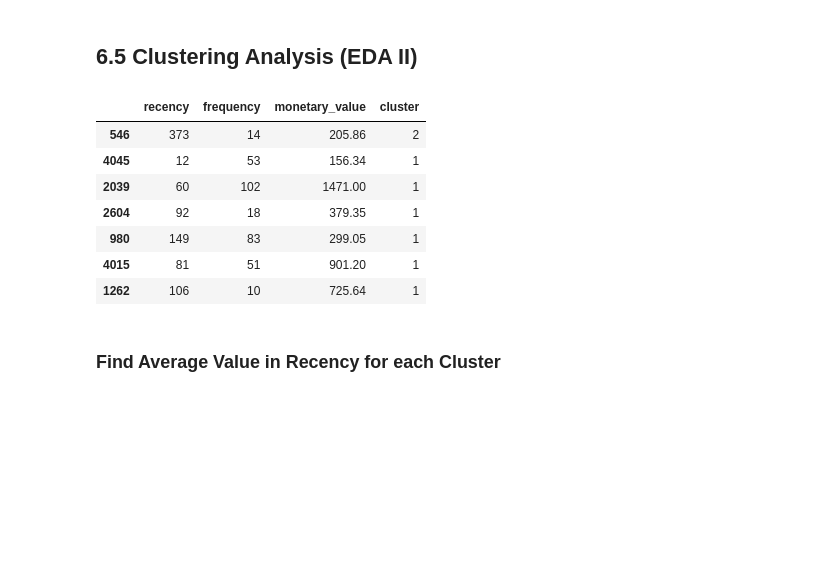
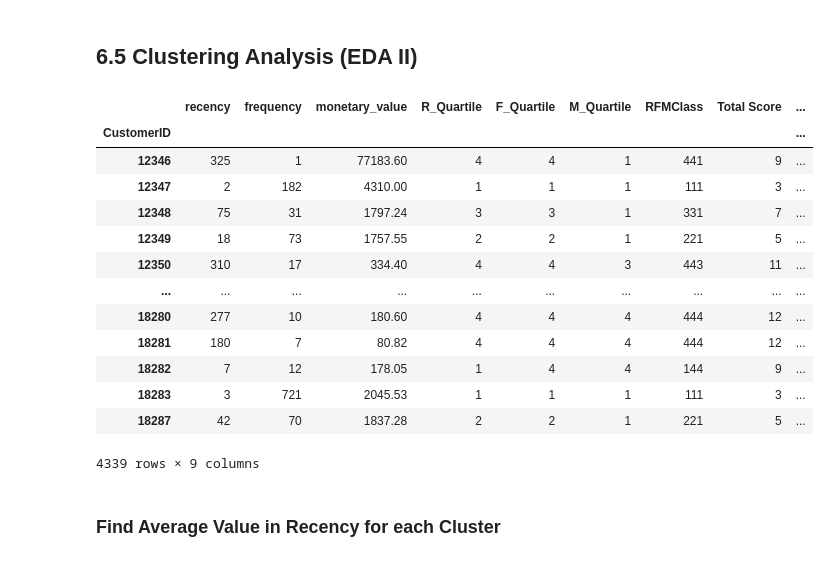
Before and after one commit to FTDS-assignment-bay/p2-final-project-p2-final-project-ftds-011-hck-group-001, a Jupyter notebook: project.ipynb, the cells around one changed output. Saved outputs shown, nothing was run; the diff lists cells and outputs as text; code cells hidden in the pictures; blank space fills up the shorter version.

```diff
--- a/project.ipynb
+++ b/project.ipynb
@@ -322,6 +322,7 @@ rfmTable.head()
 | 12350 | 310 | 17 | 334.40 |
 # %%
 # Menyimpan data
+rfmcust = rfmTable.copy()
 rfmTable.to_csv('rfm.csv', index=False)
 # %% [markdown]
 menyimpan rfmTable kedalam csv untuk pemodelan clustering selanjutnya
@@ -842,17 +845,23 @@ pred = model.fit_predict(rfm)
 ## 6.5 Clustering Analysis (EDA II)
 # %%
 # pembuatan kolom cluster
-rfm['cluster'] = pred
-rfm.sample(7)
+rfmcust['cluster'] = pred
+rfmcust
 # %% [output]
-|  | recency | frequency | monetary_value | cluster |
-| 546 | 373 | 14 | 205.86 | 2 |
-| 4045 | 12 | 53 | 156.34 | 1 |
-| 2039 | 60 | 102 | 1471.00 | 1 |
-| 2604 | 92 | 18 | 379.35 | 1 |
-| 980 | 149 | 83 | 299.05 | 1 |
-| 4015 | 81 | 51 | 901.20 | 1 |
-| 1262 | 106 | 10 | 725.64 | 1 |
+|  | recency | frequency | monetary_value | R_Quartile | F_Quartile | M_Quartile | RFMClass | Total Score | ... |
+| CustomerID |  |  |  |  |  |  |  |  | ... |
+| 12346 | 325 | 1 | 77183.60 | 4 | 4 | 1 | 441 | 9 | ... |
+| 12347 | 2 | 182 | 4310.00 | 1 | 1 | 1 | 111 | 3 | ... |
+| 12348 | 75 | 31 | 1797.24 | 3 | 3 | 1 | 331 | 7 | ... |
+| 12349 | 18 | 73 | 1757.55 | 2 | 2 | 1 | 221 | 5 | ... |
+| 12350 | 310 | 17 | 334.40 | 4 | 4 | 3 | 443 | 11 | ... |
+| ... | ... | ... | ... | ... | ... | ... | ... | ... | ... |
+| 18280 | 277 | 10 | 180.60 | 4 | 4 | 4 | 444 | 12 | ... |
+| 18281 | 180 | 7 | 80.82 | 4 | 4 | 4 | 444 | 12 | ... |
+| 18282 | 7 | 12 | 178.05 | 1 | 4 | 4 | 144 | 9 | ... |
+| 18283 | 3 | 721 | 2045.53 | 1 | 1 | 1 | 111 | 3 | ... |
+| 18287 | 42 | 70 | 1837.28 | 2 | 2 | 1 | 221 | 5 | ... |
+4339 rows × 9 columns
 # %%
 # membuat dataframe berisi data masing2 cluster
 cluster0 = rfm[rfm['cluster']==0]
```
Also changed, not shown: parts of 5 cells of this notebook, 3 other files.
